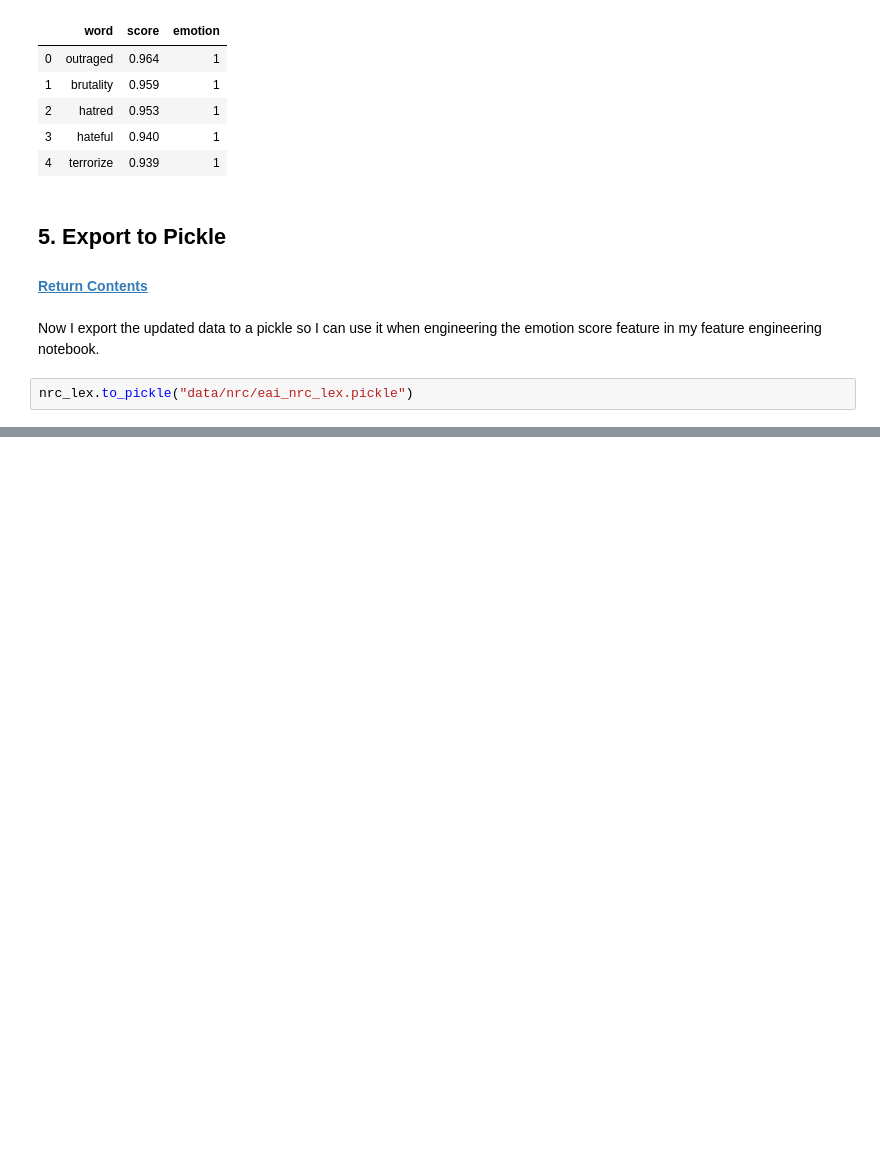
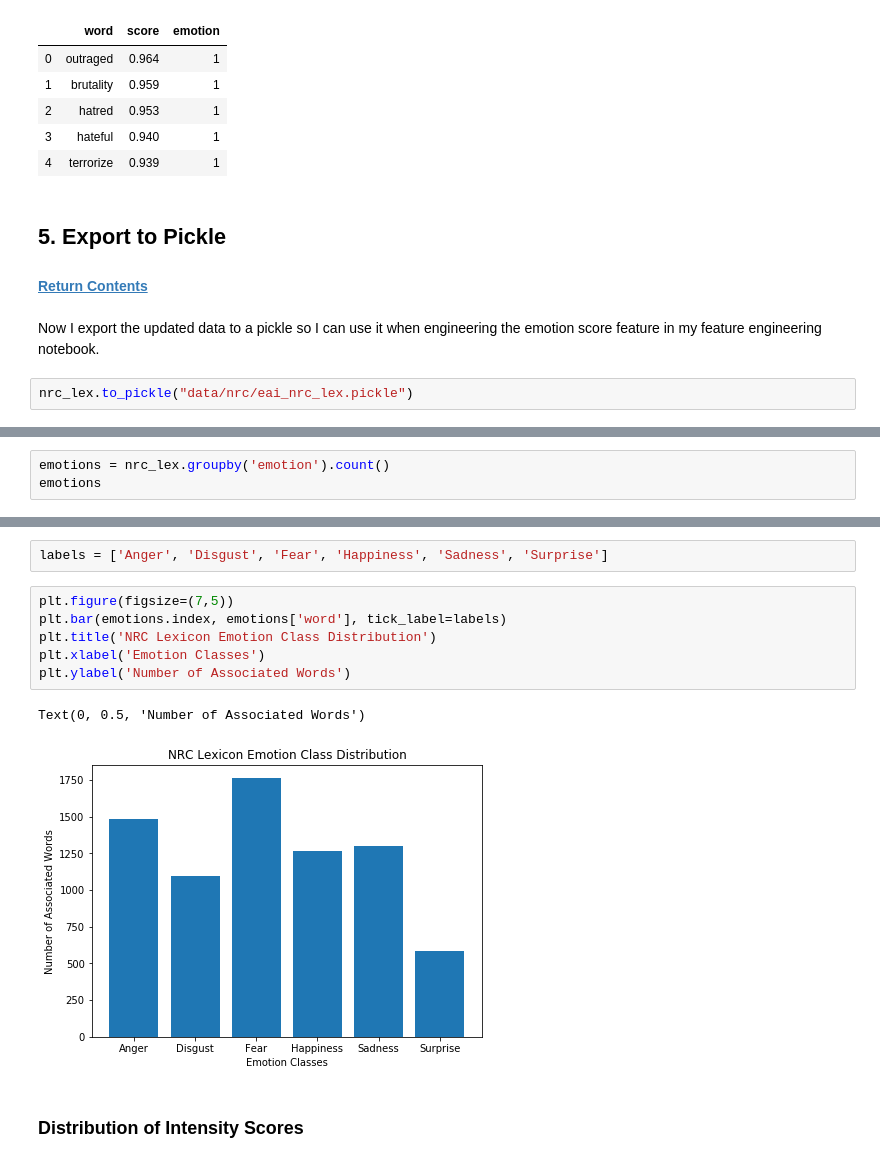
Before and after one commit to mfflavell/AEI_Artifical_Emotional_Intelligence, a Jupyter notebook: emotion_ai_cleaning_nrc_lexicon.ipynb, the cells around one changed output, grey strips where cells are left out. Drawn from its saved outputs; the diff is of its cells as text; blank space fills up the shorter version.

Commit message:
updated lexicon eda

```diff
--- a/emotion_ai_cleaning_nrc_lexicon.ipynb
+++ b/emotion_ai_cleaning_nrc_lexicon.ipynb
@@ -309,0 +351,3 @@ nrc_lex.to_pickle("data/nrc/eai_nrc_lex.pickle")
+# %%
+emotions = nrc_lex.groupby('emotion').count()
+emotions
@@ -309,0 +363,13 @@ nrc_lex.to_pickle("data/nrc/eai_nrc_lex.pickle")
+# %%
+labels = ['Anger', 'Disgust', 'Fear', 'Happiness', 'Sadness', 'Surprise']
+# %%
+plt.figure(figsize=(7,5))
+plt.bar(emotions.index, emotions['word'], tick_label=labels)
+plt.title('NRC Lexicon Emotion Class Distribution')
+plt.xlabel('Emotion Classes')
+plt.ylabel('Number of Associated Words')
+# %% [output]
+Text(0, 0.5, 'Number of Associated Words')
+[figure, added]
+# %% [markdown]
+### Distribution of Intensity Scores
```
Also changed, not shown: parts of 16 cells of this notebook.
